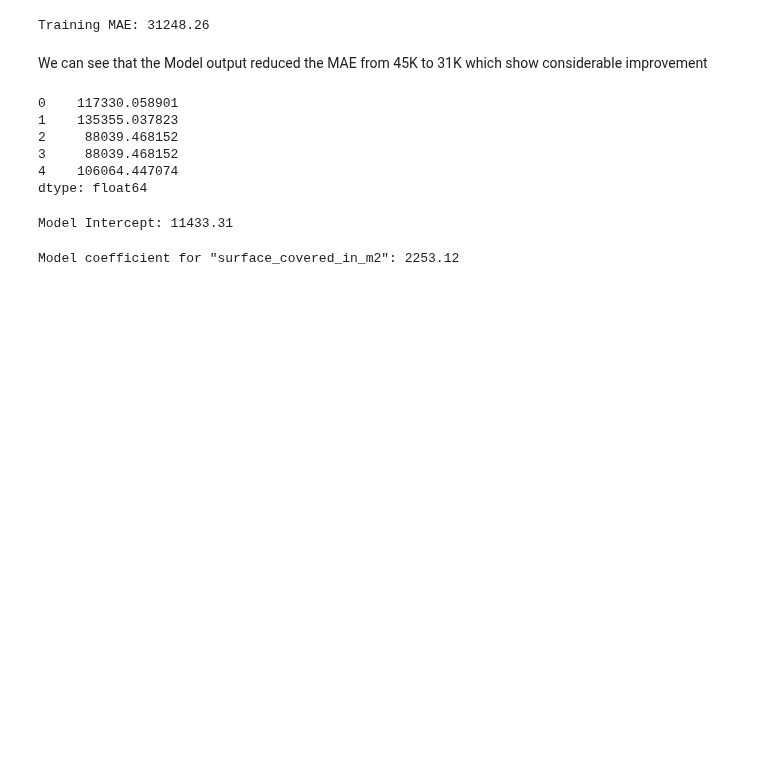
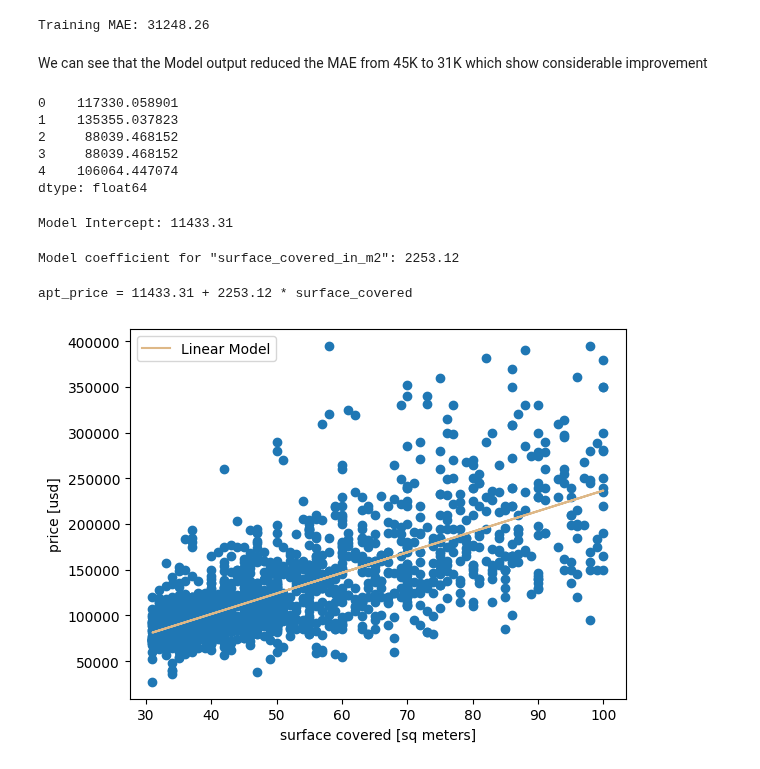
Before and after one commit to programmer-shark/house-price-prediction, a Jupyter notebook: 021-price-and-size.ipynb, the cells around one changed output. Drawn from its saved outputs; the diff is of its cells as text; code cells hidden in the pictures; blank space fills up the shorter version.

Commit message:
Plotting the Model again Training Set for Visualization

```diff
--- a/021-price-and-size.ipynb
+++ b/021-price-and-size.ipynb
@@ -250,3 +250,17 @@ print('Model coefficient for "surface_covered_in_m2":', coefficient)
 assert any([isinstance(coefficient, int), isinstance(coefficient, float)])
 # %% [output]
 Model coefficient for "surface_covered_in_m2": 2253.12
+# %%
+#Print Model Equation as String
+print(f"apt_price = {intercept} + {coefficient} * surface_covered")
+# %% [output]
+apt_price = 11433.31 + 2253.12 * surface_covered
+# %%
+#Plotting the model and train to visualize the output of the model
+plt.plot(X_train, model.predict(X_train), color="burlywood", label="Linear Model")
+plt.scatter(X_train, y_train)
+plt.xlabel("surface covered [sq meters]")
+plt.ylabel("price [usd]")
+plt.legend();
+# %% [output]
+[figure, added]
```
